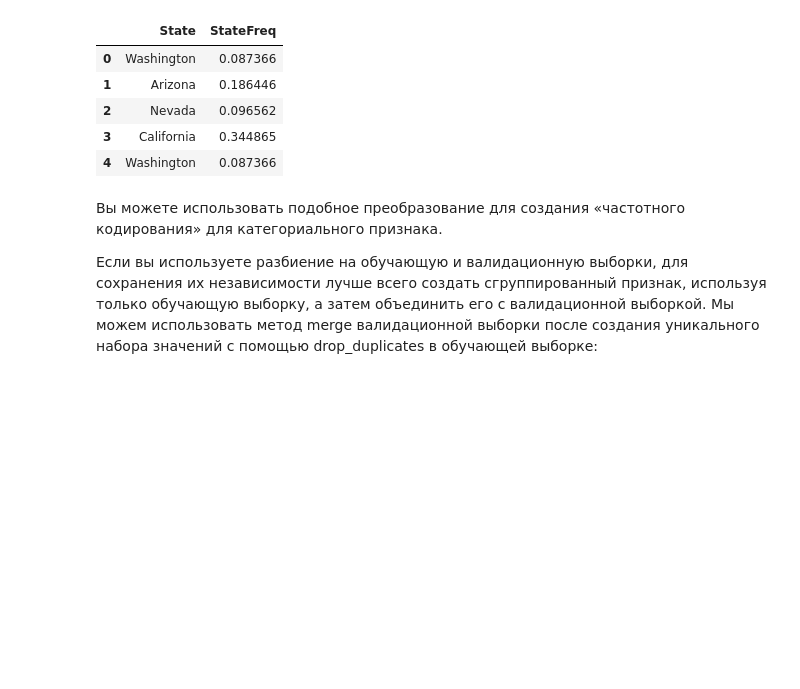
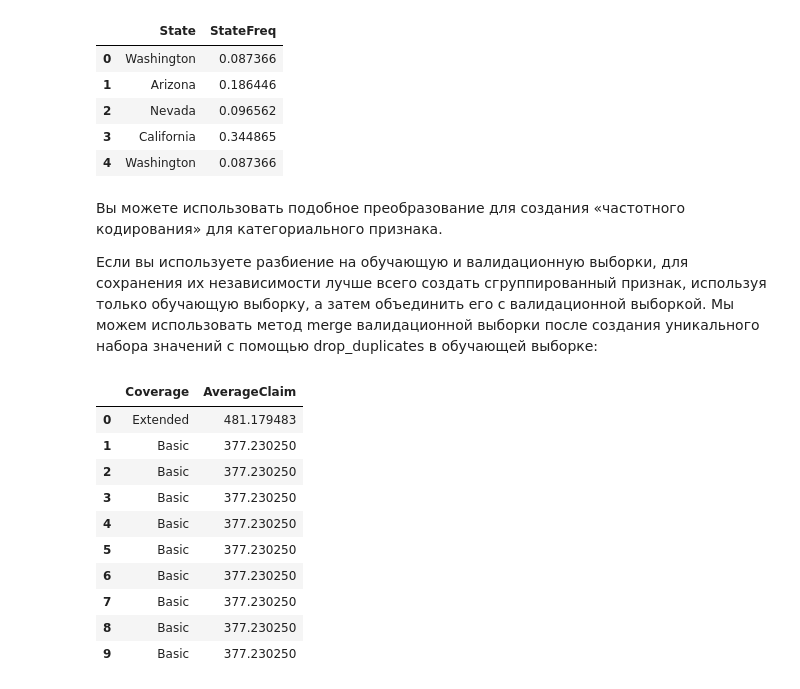
Before and after one commit to Grashch/Kaggle_tasks, a Jupyter notebook: Feature_Engineering.ipynb, the cells around one changed output. Cells and saved outputs as stored; diff of their text form; code cells hidden in the pictures; blank space fills up the shorter version.

```diff
--- a/Feature_Engineering.ipynb
+++ b/Feature_Engineering.ipynb
@@ -688,3 +688,31 @@ customer[['State', 'StateFreq']].head()
 Вы можете использовать подобное преобразование для создания «частотного кодирования» для категориального признака.
 
 Если вы используете разбиение на обучающую и валидационную выборки, для сохранения их независимости лучше всего создать сгруппированный признак, используя только обучающую выборку, а затем объединить его с валидационной выборкой. Мы можем использовать метод merge валидационной выборки после создания уникального набора значений с помощью drop_duplicates в обучающей выборке:
+# %%
+# Create splits
+df_train = customer.sample(frac=0.5)
+df_valid = customer.drop(df_train.index)
+
+# Create the average claim amount by coverage type, on the training set
+df_train["AverageClaim"] = df_train.groupby("Coverage")["Total Claim Amount"].transform("mean")
+
+# Merge the values into the validation set
+df_valid = df_valid.merge(
+    df_train[["Coverage", "AverageClaim"]].drop_duplicates(),
+    on="Coverage",
+    how="left",
+)
+
+df_valid[["Coverage", "AverageClaim"]].head(10)
+# %% [output]
+|  | Coverage | AverageClaim |
+| 0 | Extended | 481.179483 |
+| 1 | Basic | 377.230250 |
+| 2 | Basic | 377.230250 |
+| 3 | Basic | 377.230250 |
+| 4 | Basic | 377.230250 |
+| 5 | Basic | 377.230250 |
+| 6 | Basic | 377.230250 |
+| 7 | Basic | 377.230250 |
+| 8 | Basic | 377.230250 |
+| 9 | Basic | 377.230250 |
```
